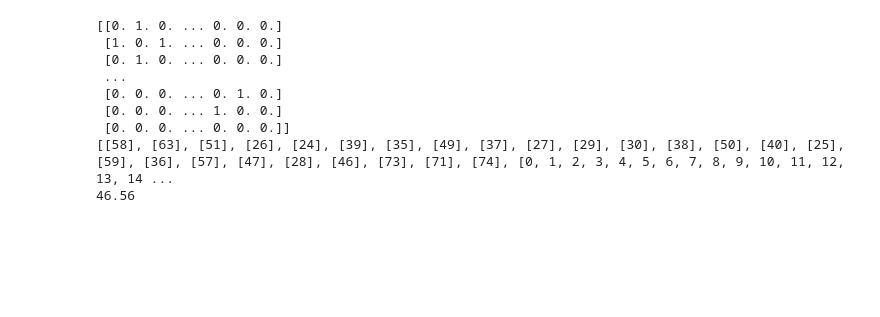
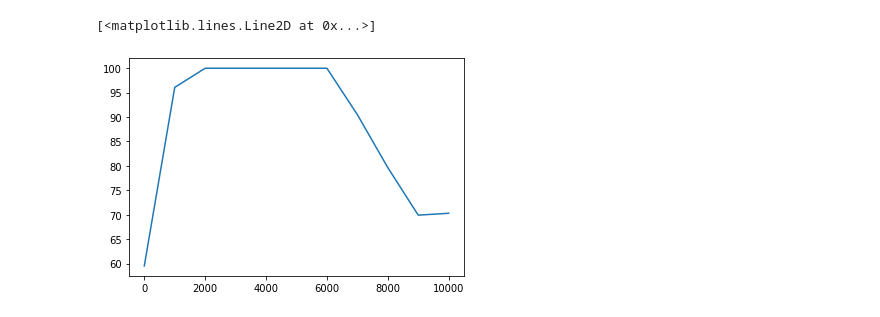
Before and after one commit to naveenr414/cell-simulation, a Jupyter notebook: scripts/notebooks/Important Features Experiment.ipynb, the cells around one changed output. Cells and saved outputs as stored; diff of their text form; code cells hidden in the pictures; blank space fills up the shorter version.

```diff
--- a/scripts/notebooks/Important Features Experiment.ipynb
+++ b/scripts/notebooks/Important Features Experiment.ipynb
@@ -26,18 +83,0 @@ execute_experiment(file_name,output_file)
-# %%
-all_cells = read_data("data_cellcount_testing.txt")
-adj_matrix = create_graph(all_cells, 0)
-print(adj_matrix)
-blobs = find_blobs(adj_matrix)
-print(blobs)
-weighted_average = weighted_average_blobsize(blobs)
-print(weighted_average)
-# %% [output]
-[[0. 1. 0. ... 0. 0. 0.]
- [1. 0. 1. ... 0. 0. 0.]
- [0. 1. 0. ... 0. 0. 0.]
- ...
- [0. 0. 0. ... 0. 1. 0.]
- [0. 0. 0. ... 1. 0. 0.]
- [0. 0. 0. ... 0. 0. 0.]]
-[[58], [63], [51], [26], [24], [39], [35], [49], [37], [27], [29], [30], [38], [50], [40], [25], [59], [36], [57], [47], [28], [46], [73], [71], [74], [0, 1, 2, 3, 4, 5, 6, 7, 8, 9, 10, 11, 12, 13, 14 ...
-46.56
@@ -55,0 +84,11 @@ for num_same in range(25):
+# %%
+all_cells = read_data("data_cellcount_testing.txt")
+all_times = sorted(list(set([i.time for i in all_cells])))
+# %%
+weighted_size_over_time = [weighted_blobsize_cells(all_cells,i) for i in all_times]
+num_blobs_over_time = [num_blobs_cells(all_cells,i) for i in all_times]
+# %%
+plt.plot(all_times,weighted_size_over_time)
+# %% [output]
+[<matplotlib.lines.Line2D at 0x...>]
+[figure, added]
```
Also changed, not shown: parts of 9 cells of this notebook, 3 other files.
